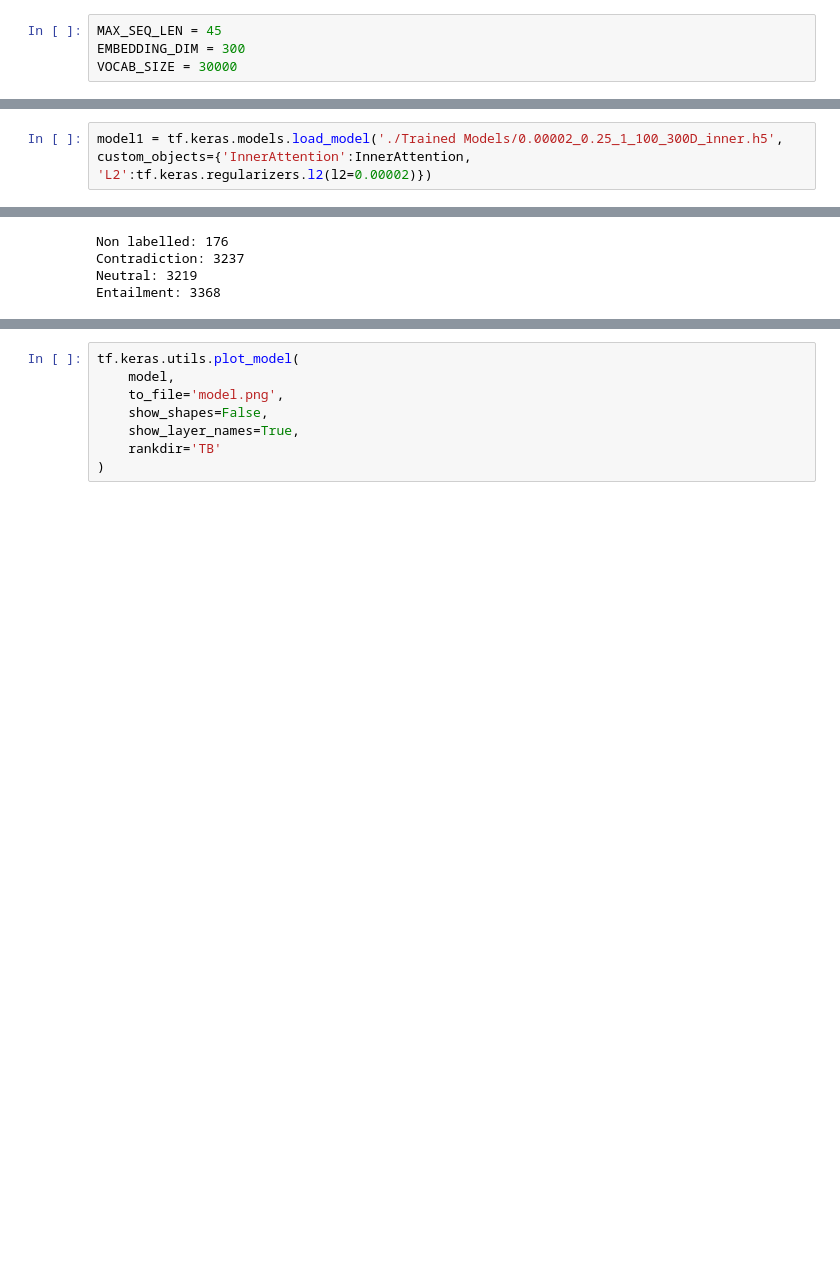
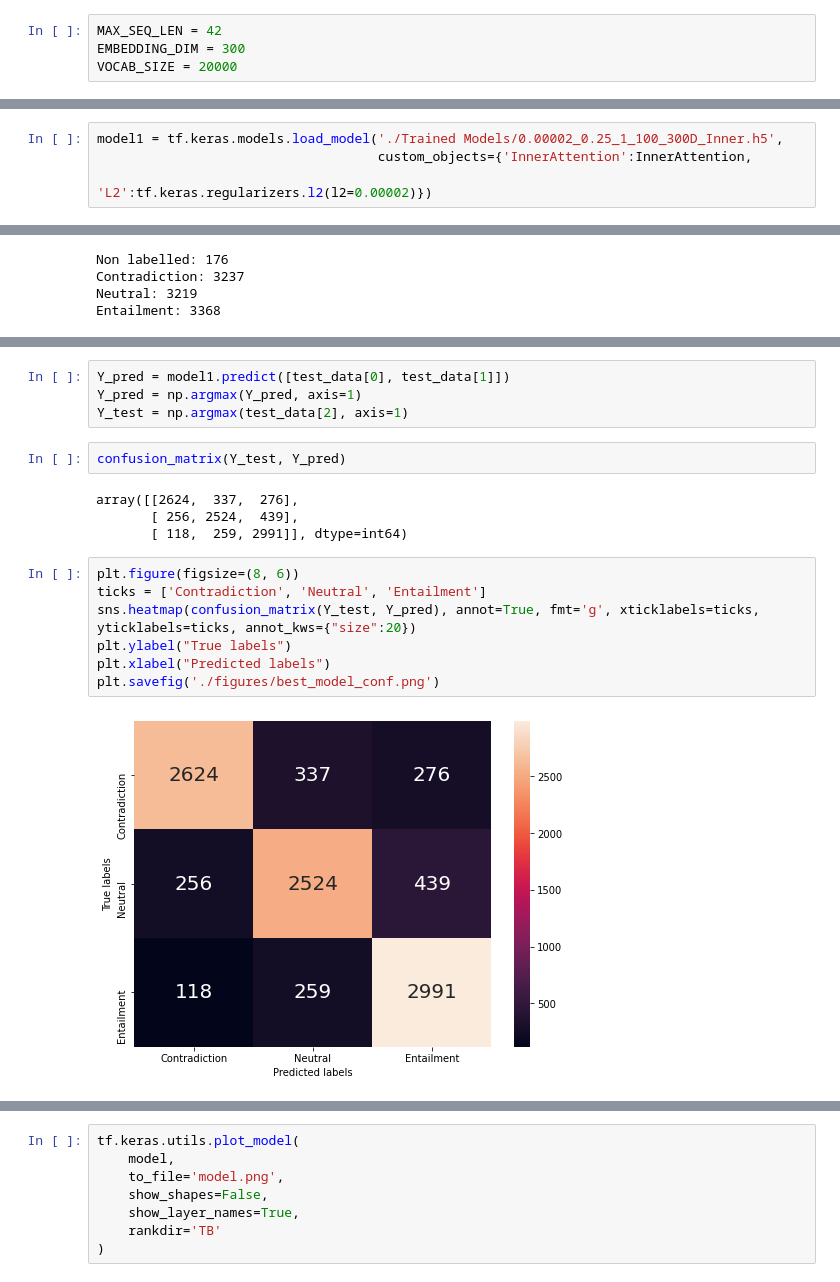
Before and after one commit to sm823zw/Natural-Language-Inference, a Jupyter notebook: main.ipynb, the cells around one changed output, grey strips where cells are left out. Cells and saved outputs as stored; diff of their text form; blank space fills up the shorter version.

```diff
--- a/main.ipynb
+++ b/main.ipynb
@@ -15,9 +15,9 @@ from sklearn.metrics import confusion_matrix, classification_report
 physical_devices = tf.config.list_physical_devices('GPU')
 tf.config.experimental.set_memory_growth(physical_devices[0], True)
 # %%
-MAX_SEQ_LEN = 45
+MAX_SEQ_LEN = 42
 EMBEDDING_DIM = 300
-VOCAB_SIZE = 30000
+VOCAB_SIZE = 20000
 # %%
 data = read_data()
 train_data = data[:3]
@@ -173,7 +226,9 @@ plt.savefig('./figures/model_metrics_0.00002_0.25_1_100_300D_11.png')
 # %%
 tf.keras.models.save_model(model, './Trained Models/0.00002_0.25_1_100_300D_11.h5')
 # %%
-model1 = tf.keras.models.load_model('./Trained Models/0.00002_0.25_1_100_300D_inner.h5', custom_objects={'InnerAttention':InnerAttention, 'L2':tf.keras.regularizers.l2(l2=0.00002)})
+model1 = tf.keras.models.load_model('./Trained Models/0.00002_0.25_1_100_300D_Inner.h5',
+                                    custom_objects={'InnerAttention':InnerAttention,
+                                                    'L2':tf.keras.regularizers.l2(l2=0.00002)})
 # %%
 model1.summary()
 # %% [output]
@@ -210 +265,20 @@ print("Test Loss: {:.2f}, Test Accuracy: {:.2f}%\n".format(loss, (accuracy*100))
 Test Loss: 0.53, Test Accuracy: 82.85%
+# %%
+Y_pred = model1.predict([test_data[0], test_data[1]])
+Y_pred = np.argmax(Y_pred, axis=1)
+Y_test = np.argmax(test_data[2], axis=1)
+# %%
+confusion_matrix(Y_test, Y_pred)
+# %% [output]
+array([[2624,  337,  276],
+       [ 256, 2524,  439],
+       [ 118,  259, 2991]], dtype=int64)
+# %%
+plt.figure(figsize=(8, 6))
+ticks = ['Contradiction', 'Neutral', 'Entailment']
+sns.heatmap(confusion_matrix(Y_test, Y_pred), annot=True, fmt='g', xticklabels=ticks, yticklabels=ticks, annot_kws={"size":20})
+plt.ylabel("True labels")
+plt.xlabel("Predicted labels")
+plt.savefig('./figures/best_model_conf.png')
+# %% [output]
+[figure, added]
```
Also changed, not shown: parts of 14 cells of this notebook.
